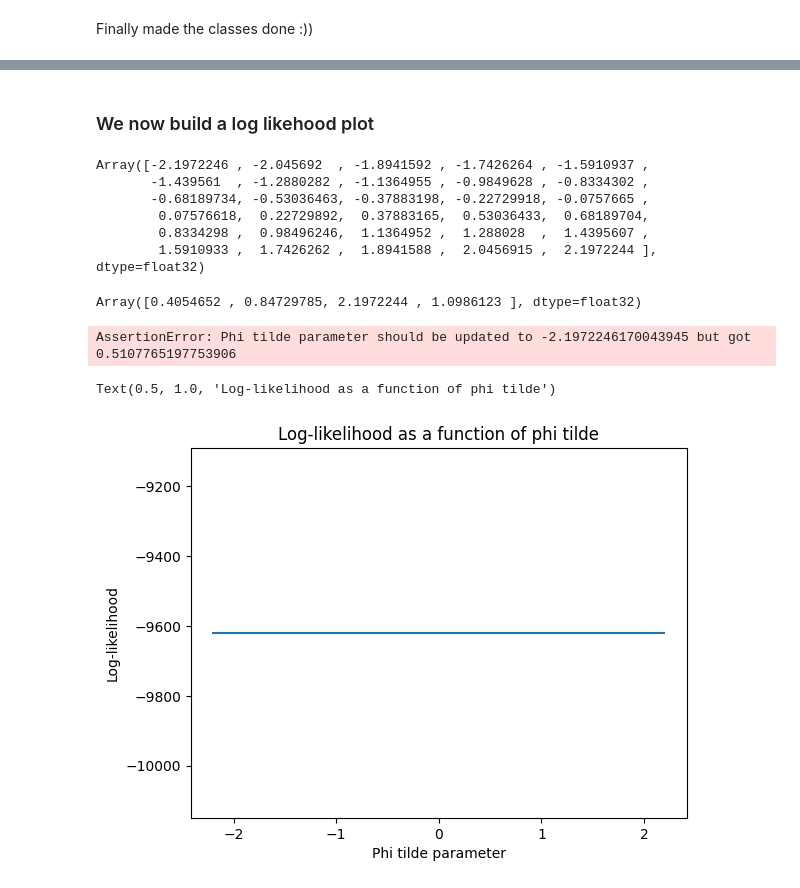
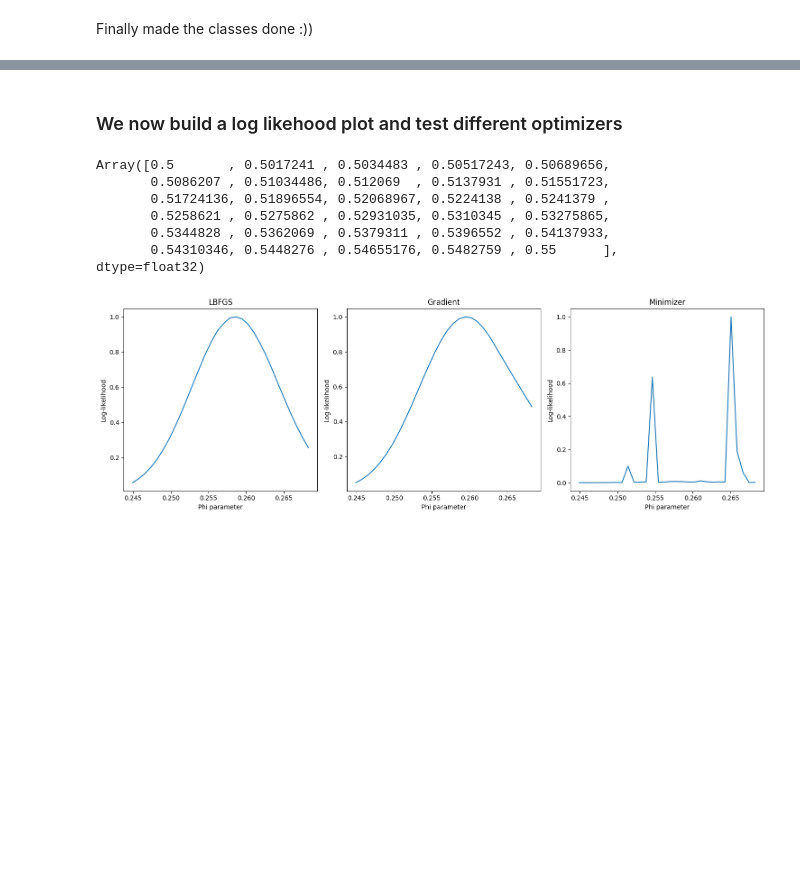
Before and after one commit to Maccen26/hmm-project, a Jupyter notebook: week7.ipynb, the cells around one changed output, grey strips where cells are left out. Cells and saved outputs as stored; diff of their text form; code cells hidden in the pictures; blank space fills up the shorter version.

```diff
--- a/week7.ipynb
+++ b/week7.ipynb
@@ -45,42 +48,68 @@ Phi tilde is: [[0.5279343  0.96080744 2.9123945  1.8842069 ]]
 # %% [markdown]
-### We now build a log likehood plot
+### We now build a log likehood plot and test different optimizers
 # %%
 ar_hmm = HMM(transition=transition, emission=arr_emission, inital_distribution=u0)
 
-START_PHI = -0.8
-END_PHI = 0.8
-idx = (0,)
+START_PHI_TILDE = 0.50
+END_PHI_TILDE = 0.55
+NUM_POINTS = 30
+idx = (0,0)
 
 
-phi_tilde_param = jnp.linspace(phi_to_phi_tilde(jnp.asarray(START_PHI)), phi_to_phi_tilde(jnp.asarray(END_PHI)), num=30)
+phi_tilde_param = jnp.linspace(START_PHI_TILDE, END_PHI_TILDE, num=NUM_POINTS)
 phi_tilde_param
 # %% [output]
-Array([-2.1972246 , -2.045692  , -1.8941592 , -1.7426264 , -1.5910937 ,
-       -1.439561  , -1.2880282 , -1.1364955 , -0.9849628 , -0.8334302 ,
-       -0.68189734, -0.53036463, -0.37883198, -0.22729918, -0.0757665 ,
-        0.07576618,  0.22729892,  0.37883165,  0.53036433,  0.68189704,
-        0.8334298 ,  0.98496246,  1.1364952 ,  1.288028  ,  1.4395607 ,
-        1.5910933 ,  1.7426262 ,  1.8941588 ,  2.0456915 ,  2.1972244 ],      dtype=float32)
+Array([0.5       , 0.5017241 , 0.5034483 , 0.50517243, 0.50689656,
+       0.5086207 , 0.51034486, 0.512069  , 0.5137931 , 0.51551723,
+       0.51724136, 0.51896554, 0.52068967, 0.5224138 , 0.5241379 ,
+       0.5258621 , 0.5275862 , 0.52931035, 0.5310345 , 0.53275865,
+       0.5344828 , 0.5362069 , 0.5379311 , 0.5396552 , 0.54137933,
+       0.54310346, 0.5448276 , 0.54655176, 0.5482759 , 0.55      ],      dtype=float32)
-# %%
-ar_hmm.emission.phi_tilde[0]
-# %% [output]
-Array([0.4054652 , 0.84729785, 2.1972244 , 1.0986123 ], dtype=float32)
 # %%
+original_params = ar_hmm.params
+
+solvers = {
+    "LBFGS": {
+        "solver": LBFGSSolver(),
+        "likehood_values": [],
+    },
+    "Gradient": {
+        "solver": GradientSolver(),
+        "likehood_values": []
+    },
+    "Minimizer": {
+        "solver": Minimizer(),
+        "likehood_values": []
+    }
+}
+
+
+
+
+
 for phi in phi_tilde_param:
-    arr_emission.update_param("phi_tilde", phi, index=idx)
-    ar_hmm.fit(ys=ys, solver=LBFGSSolver(), frozen={"phi_tilde": {0: False}})
-    assert ar_hmm.emission.phi_tilde[0, 0] == phi, f"Phi tilde parameter should be updated to {phi} but got {ar_hmm.emission.phi_tilde[0, 0]}"
+    for solver_name, solver_info in solvers.items():
+        ar_hmm.params = original_params  # Reset to original parameters
+        ar_hmm.update_param("phi_tilde", phi, index=idx)
+        ar_hmm.fit(ys=ys, solver=solver_info["solver"], frozen={"phi_tilde": idx, "mu0": False})
+        likehood = ar_hmm.log_likelihood()
+        solver_info["likehood_values"].append(likehood)
-# %% [output]
-AssertionError: Phi tilde parameter should be updated to -2.1972246170043945 but got 0.5107765197753906
 # %%
 import matplotlib.pyplot as plt
+from src.api.v4.utils import phi_tilde_to_phi
 
-fit_hist = ar_hmm.ll_fits
-plt.plot(phi_tilde_param, fit_hist)
-plt.xlabel("Phi tilde parameter")
-plt.ylabel("Log-likelihood")
-plt.title("Log-likelihood as a function of phi tilde")
+fig, axes = plt.subplots(1, 3, figsize=(15, 5))
+
+for ax, (solver_name, solver_info) in zip(axes, solvers.items()):
+    ll_fits = jnp.asarray(solver_info["likehood_values"])
+    likelihood_history = jnp.exp(ll_fits - jnp.max(ll_fits))
+
+    ax.plot(phi_tilde_to_phi(phi_tilde_param), likelihood_history)
+    ax.set_xlabel("Phi parameter")
+    ax.set_ylabel("Log-likelihood")
+    ax.set_title(solver_name)
+
+fig.tight_layout()
 plt.show()
 # %% [output]
-Text(0.5, 1.0, 'Log-likelihood as a function of phi tilde')
-[figure, old version]
+[figure, new version]
```
Also changed, not shown: parts of 11 cells of this notebook, 13 other files.
